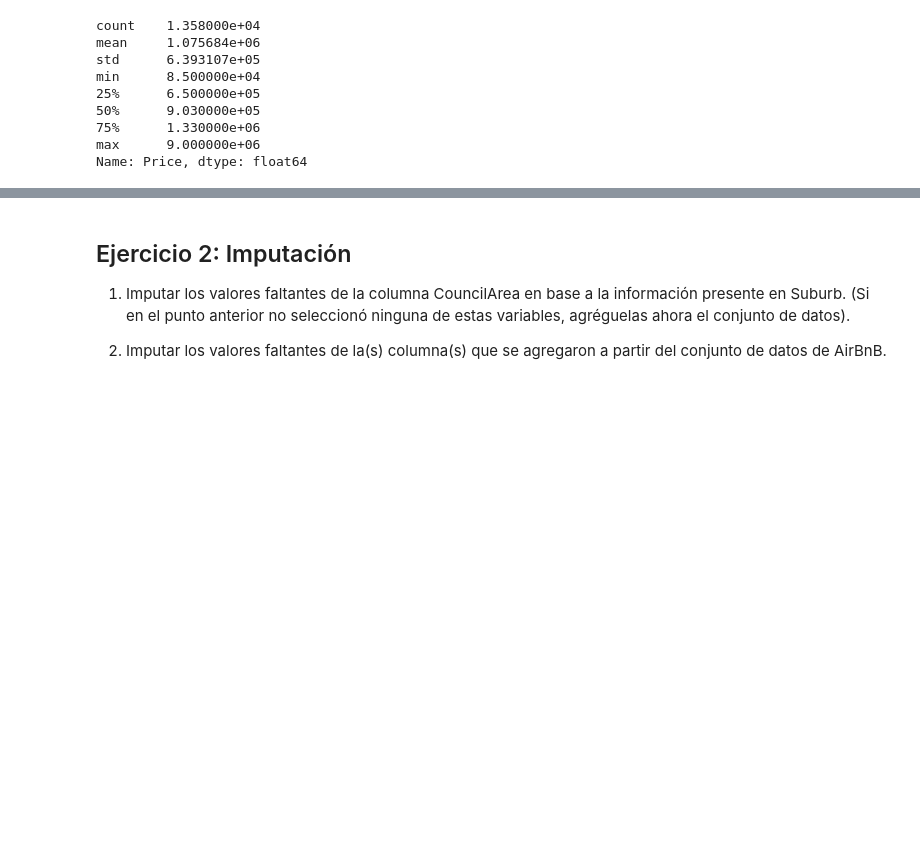
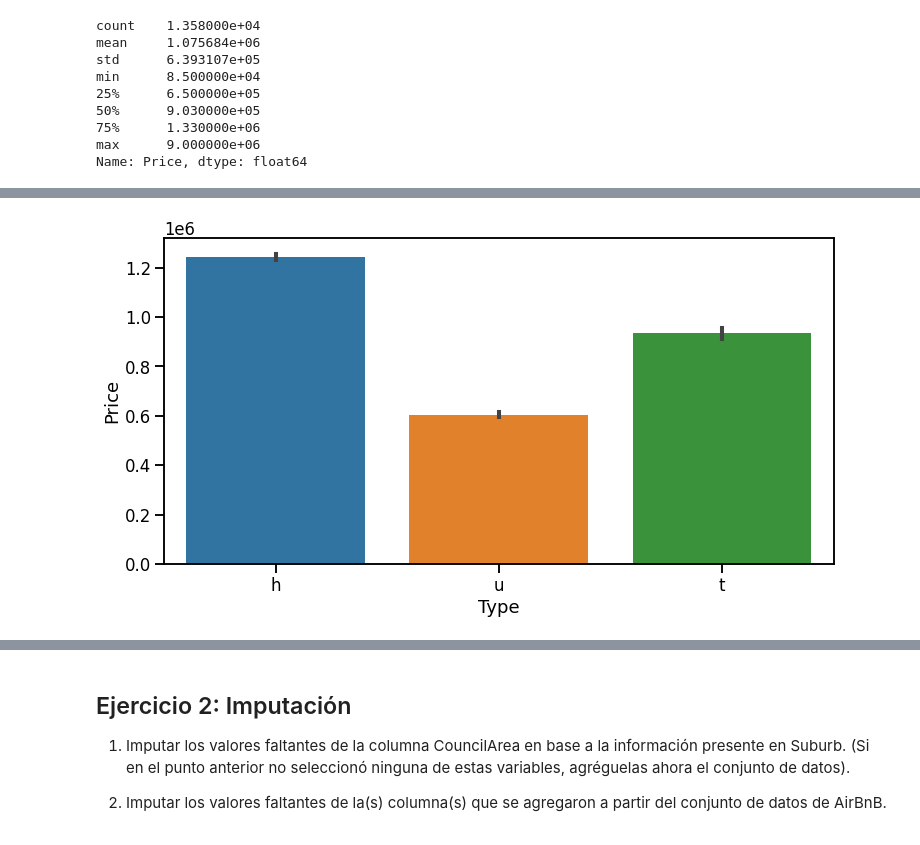
Before and after one commit to AgusCarchano/AnalisisYCuracion, a Jupyter notebook: Entregable_Parte_1.ipynb, the cells around one changed output, grey strips where cells are left out. Drawn from its saved outputs; the diff is of its cells as text; code cells hidden in the pictures; blank space fills up the shorter version.

```diff
--- a/Entregable_Parte_1.ipynb
+++ b/Entregable_Parte_1.ipynb
@@ -129,0 +127,10 @@ Name: Price, dtype: float64
+# %%
+#Relaciono Precios con tipo de vivienda
+x = melb_df.Price
+y = melb_df.Type
+
+plt.figure(figsize=(12,6))
+seaborn.barplot(x=y,y=x,data=melb_df)
+plt.show()
+# %% [output]
+[figure, added]
```
Also changed, not shown: parts of 14 cells of this notebook.
